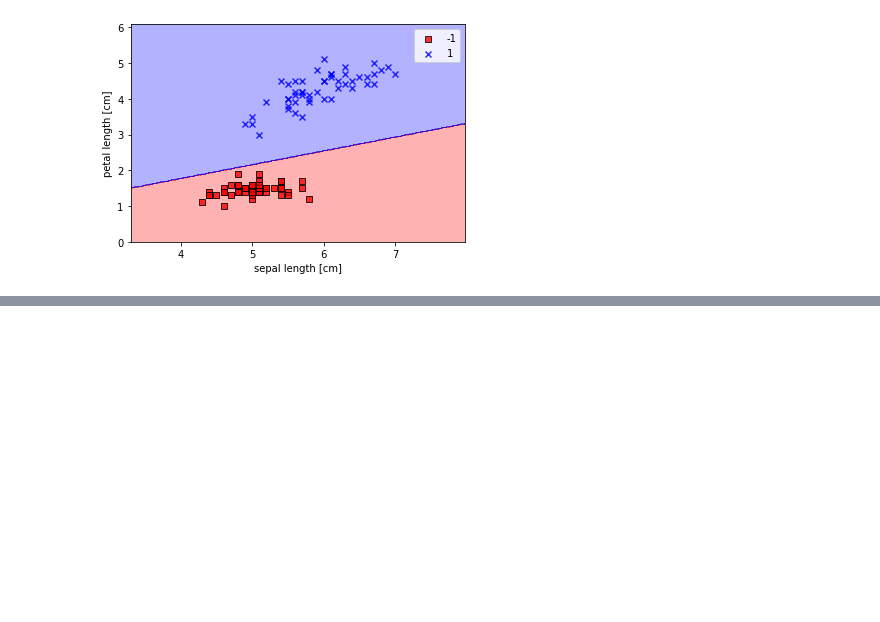
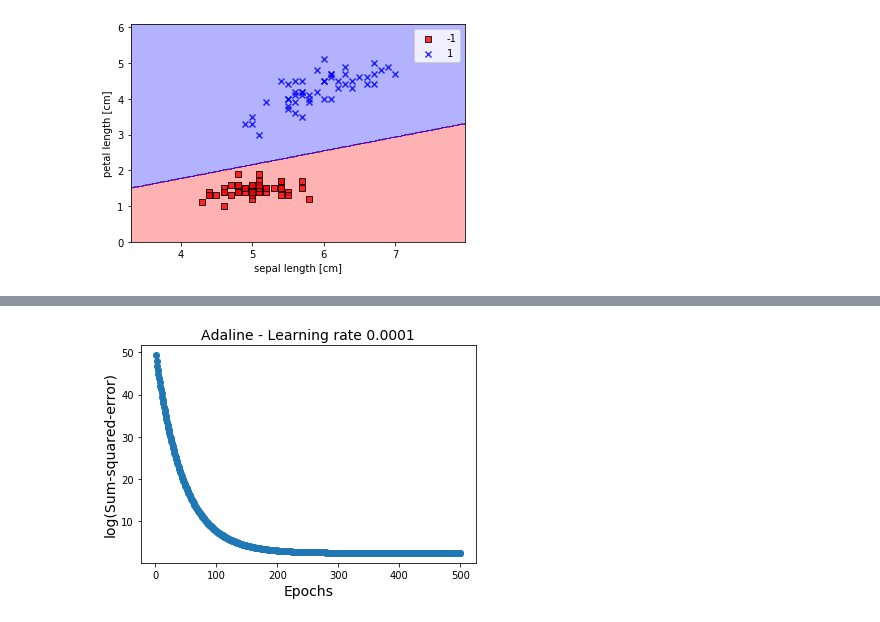
Before and after one commit to alejandrox1/cool-ai, a Jupyter notebook: perceptron/perceptron.ipynb, the cells around one changed output, grey strips where cells are left out. Drawn from its saved outputs; the diff is of its cells as text; code cells hidden in the pictures; blank space fills up the shorter version.

```diff
--- a/perceptron/perceptron.ipynb
+++ b/perceptron/perceptron.ipynb
@@ -293,0 +396,9 @@ plt.show()
+# %%
+ada3 = AdalineGD(eta=0.0001, n=500, seed=1).fit(X, y)
+plt.plot(range(1, len(ada3.cost_) + 1), ada3.cost_, marker='o')
+plt.xlabel("Epochs", fontsize=14)
+plt.ylabel("log(Sum-squared-error)", fontsize=14)
+plt.title("Adaline - Learning rate 0.0001", fontsize=14)
+plt.show()
+# %% [output]
+[figure, added]
```
Also changed, not shown: parts of 6 cells of this notebook.
